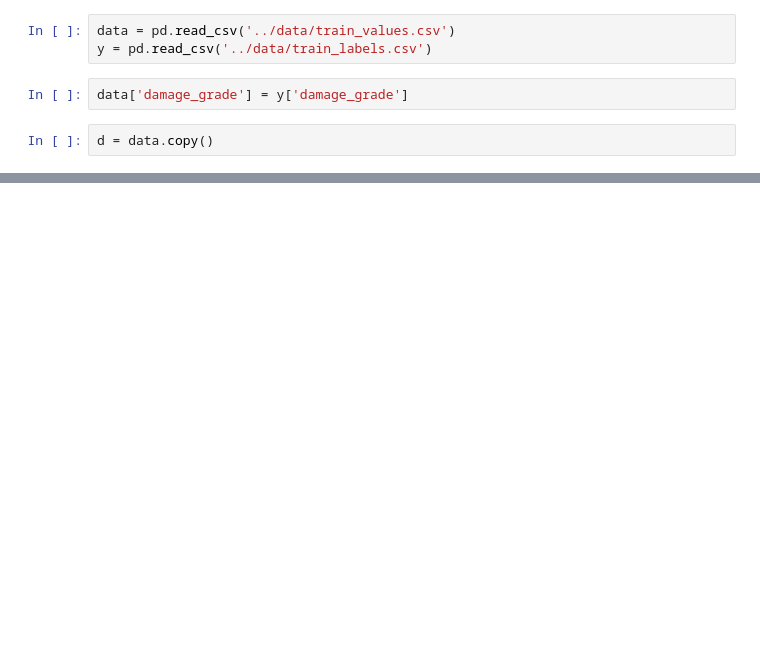
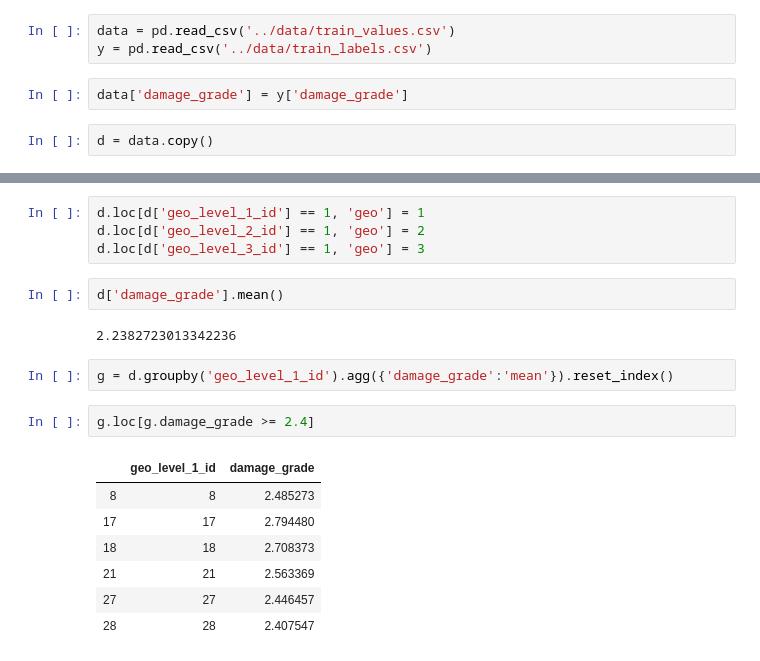
Before and after one commit to alan-flint/Richter-DrivenData, a Jupyter notebook: src/alan_eda.ipynb, the cells around one changed output, grey strips where cells are left out. Drawn from its saved outputs; the diff is of its cells as text; blank space fills up the shorter version.

```diff
--- a/src/alan_eda.ipynb
+++ b/src/alan_eda.ipynb
@@ -11,3 +60,23 @@ d = data.copy()
+# %%
+d.loc[d['geo_level_1_id'] == 1, 'geo'] = 1
+d.loc[d['geo_level_2_id'] == 1, 'geo'] = 2
+d.loc[d['geo_level_3_id'] == 1, 'geo'] = 3
+# %%
+d['damage_grade'].mean()
+# %% [output]
+2.2382723013342236
+# %%
+g = d.groupby('geo_level_1_id').agg({'damage_grade':'mean'}).reset_index()
+# %%
+g.loc[g.damage_grade >= 2.4]
+# %% [output]
+|  | geo_level_1_id | damage_grade |
+| 8 | 8 | 2.485273 |
+| 17 | 17 | 2.794480 |
+| 18 | 18 | 2.708373 |
+| 21 | 21 | 2.563369 |
+| 27 | 27 | 2.446457 |
+| 28 | 28 | 2.407547 |
 # %%
 d.head()
 # %% [output]
```
Also changed, not shown: parts of 21 cells of this notebook, 1 other file.
